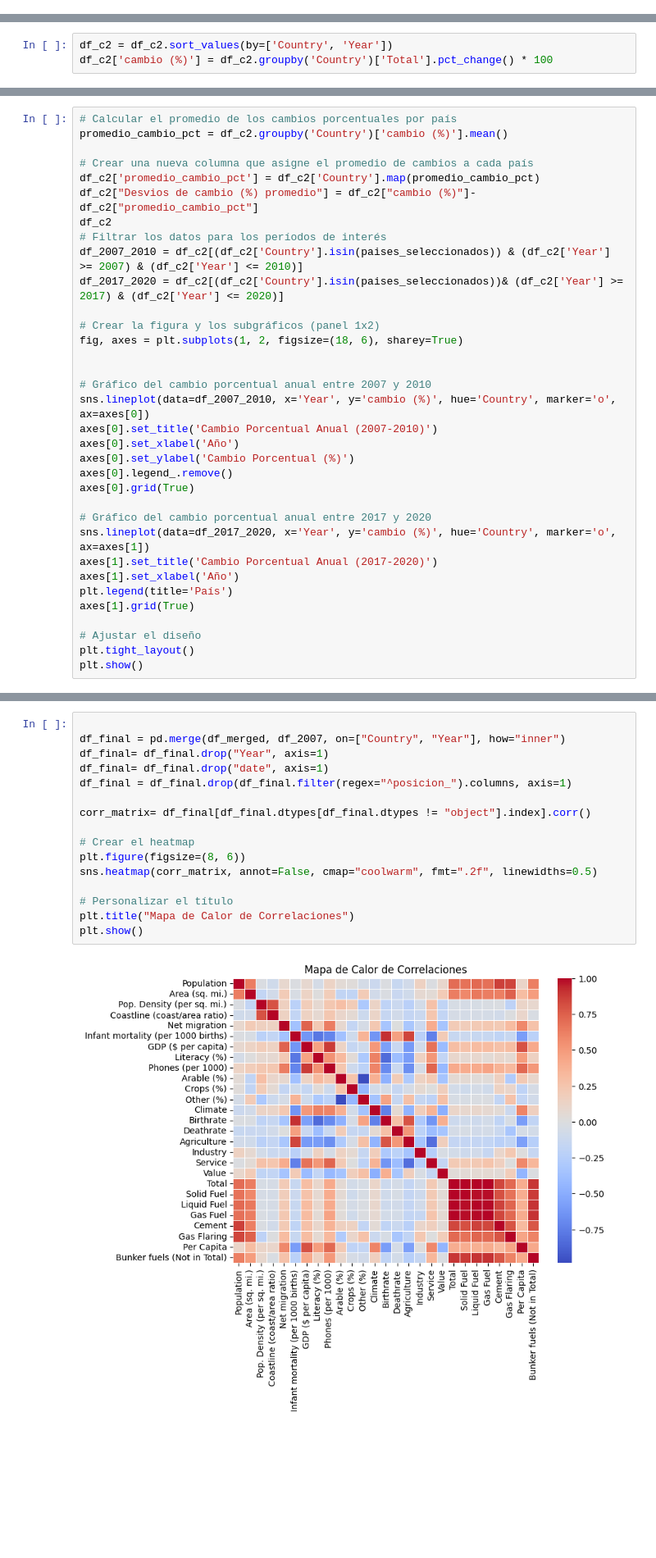
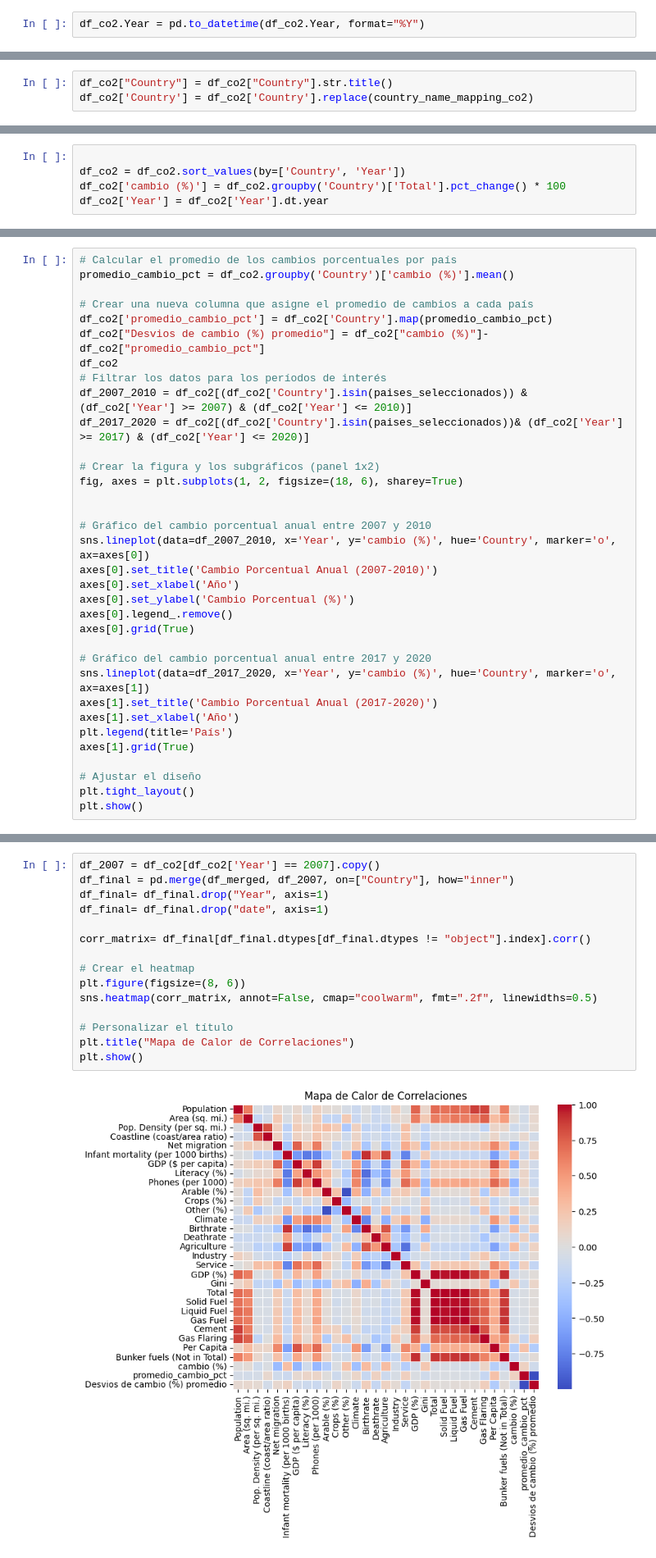
Before and after one commit to cristiandiazh/Tarea-1-ML, a Jupyter notebook: Tarea_1.ipynb, the cells around one changed output, grey strips where cells are left out. Shown at 82% size. Saved outputs shown, nothing was run; the diff lists cells and outputs as text; blank space fills up the shorter version.

```diff
--- a/Tarea_1.ipynb
+++ b/Tarea_1.ipynb
@@ -765,0 +809,2 @@ df_c2
+# %%
+df_co2.Year = pd.to_datetime(df_co2.Year, format="%Y")
@@ -766,3 +831,6 @@ df_c2
+# %%
+df_co2["Country"] = df_co2["Country"].str.title()
+df_co2['Country'] = df_co2['Country'].replace(country_name_mapping_co2)
 # %% [markdown]
 
 
@@ -965,7 +978,9 @@ Para cada serie de total de emisiones por país, calcule el cambio porcentual a
 
 Repita el ejercicio del gráfico de series de tiempo anterior, pero graficando los **cambios porcentuales** para años mayores o iguales a 1995. ¿Cómo interpretaría económicamente el shock sobre las emisiones de CO2 tanto en la crisis subprime como en la crisis del Covid-19?
 # %%
-df_c2 = df_c2.sort_values(by=['Country', 'Year'])
-df_c2['cambio (%)'] = df_c2.groupby('Country')['Total'].pct_change() * 100
+
+df_co2 = df_co2.sort_values(by=['Country', 'Year'])
+df_co2['cambio (%)'] = df_co2.groupby('Country')['Total'].pct_change() * 100
+df_co2['Year'] = df_co2['Year'].dt.year
 # %%
 paises_seleccionados = ['United Kingdom', 'Canada', 'Germany',  "France",'United States',"Brazil", "China", "Japan",'India']
@@ -1022,15 +1037,15 @@ grafique en un panel _1x2_ la desviación del cambio porcentual respecto al prom
 ¿Existe algún país en particular que mostró mayores desviaciones atípicas de emisión de CO2 durante el periodo de la crisis sub-prime? ¿Cómo es el comportamiento de las desviaciones atípicas de CO2 de este país durante la crisis del Covid-19?
 # %%
 # Calcular el promedio de los cambios porcentuales por país
-promedio_cambio_pct = df_c2.groupby('Country')['cambio (%)'].mean()
+promedio_cambio_pct = df_co2.groupby('Country')['cambio (%)'].mean()
 
 # Crear una nueva columna que asigne el promedio de cambios a cada país
-df_c2['promedio_cambio_pct'] = df_c2['Country'].map(promedio_cambio_pct)
-df_c2["Desvios de cambio (%) promedio"] = df_c2["cambio (%)"]- df_c2["promedio_cambio_pct"]
-df_c2
+df_co2['promedio_cambio_pct'] = df_co2['Country'].map(promedio_cambio_pct)
+df_co2["Desvios de cambio (%) promedio"] = df_co2["cambio (%)"]- df_co2["promedio_cambio_pct"]
+df_co2
 # Filtrar los datos para los períodos de interés
-df_2007_2010 = df_c2[(df_c2['Country'].isin(paises_seleccionados)) & (df_c2['Year'] >= 2007) & (df_c2['Year'] <= 2010)]
-df_2017_2020 = df_c2[(df_c2['Country'].isin(paises_seleccionados))& (df_c2['Year'] >= 2017) & (df_c2['Year'] <= 2020)]
+df_2007_2010 = df_co2[(df_co2['Country'].isin(paises_seleccionados)) & (df_co2['Year'] >= 2007) & (df_co2['Year'] <= 2010)]
+df_2017_2020 = df_co2[(df_co2['Country'].isin(paises_seleccionados))& (df_co2['Year'] >= 2017) & (df_co2['Year'] <= 2020)]
 
 # Crear la figura y los subgráficos (panel 1x2)
 fig, axes = plt.subplots(1, 2, figsize=(18, 6), sharey=True)
@@ -1074,20 +1089,19 @@ Finalmente, grafique un mapa de calor de correlaciones (_heatmapt_) entre las va
 
 ¿Qué variables económicas, demográficas y de desarrollo humano muestran relación más importante con las emisiones de CO2? Interprete estas relaciones.
 # %%
-
-df_final = pd.merge(df_merged, df_2007, on=["Country", "Year"], how="inner")
+df_2007 = df_co2[df_co2['Year'] == 2007].copy()
+df_final = pd.merge(df_merged, df_2007, on=["Country"], how="inner")
 df_final= df_final.drop("Year", axis=1)
 df_final= df_final.drop("date", axis=1)
-df_final = df_final.drop(df_final.filter(regex="^posicion_").columns, axis=1)
 
 corr_matrix= df_final[df_final.dtypes[df_final.dtypes != "object"].index].corr()
 
 # Crear el heatmap
 plt.figure(figsize=(8, 6))
 sns.heatmap(corr_matrix, annot=False, cmap="coolwarm", fmt=".2f", linewidths=0.5)
 
 # Personalizar el título
 plt.title("Mapa de Calor de Correlaciones")
 plt.show()
 # %% [output]
-[figure, old version]
+[figure, new version]
```
Also changed, not shown: parts of 52 cells of this notebook.
